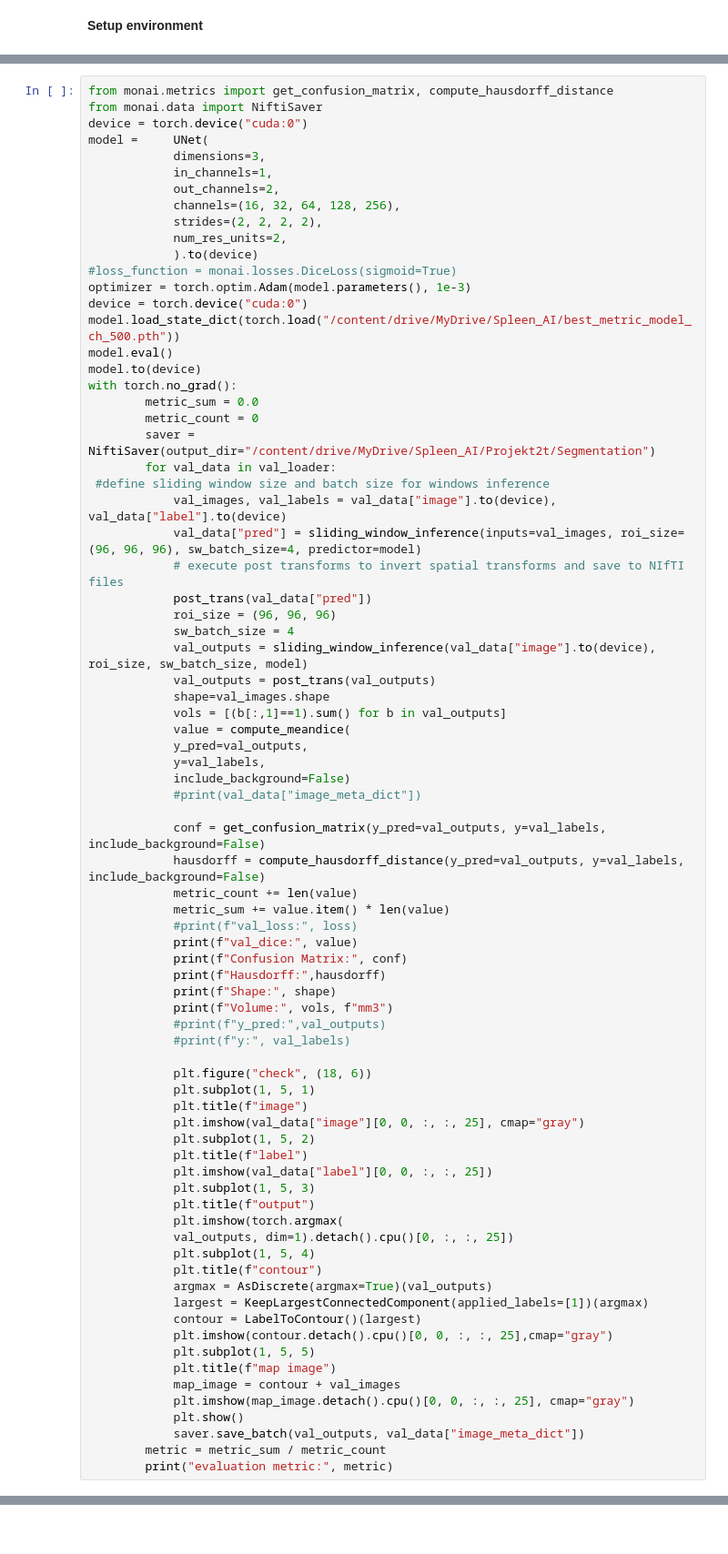
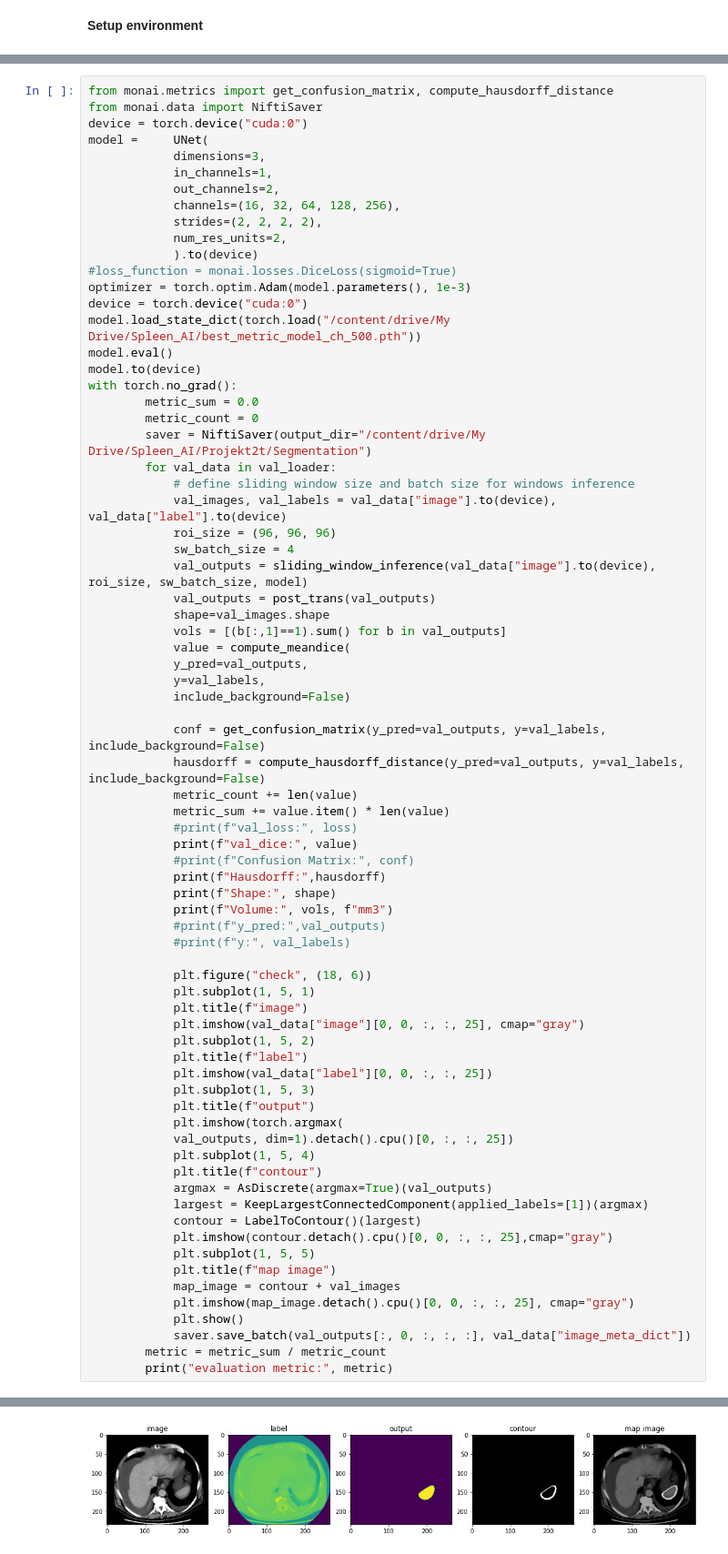
Before and after one commit to Meddebma/pyradiomics, a Jupyter notebook: 3D_Segmentation_eval.ipynb, the cells around one changed output, grey strips where cells are left out. Shown at 91% size. Cells and saved outputs as stored; diff of their text form; blank space fills up the shorter version.

```diff
--- a/3D_Segmentation_eval.ipynb
+++ b/3D_Segmentation_eval.ipynb
@@ -145,19 +117,16 @@ model =     UNet(
 #loss_function = monai.losses.DiceLoss(sigmoid=True)
 optimizer = torch.optim.Adam(model.parameters(), 1e-3)
 device = torch.device("cuda:0")
-model.load_state_dict(torch.load("/content/drive/MyDrive/Spleen_AI/best_metric_model_ch_500.pth"))
+model.load_state_dict(torch.load("/content/drive/My Drive/Spleen_AI/best_metric_model_ch_500.pth"))
 model.eval()
 model.to(device)
 with torch.no_grad():
         metric_sum = 0.0
         metric_count = 0
-        saver = NiftiSaver(output_dir="/content/drive/MyDrive/Spleen_AI/Projekt2t/Segmentation")
+        saver = NiftiSaver(output_dir="/content/drive/My Drive/Spleen_AI/Projekt2t/Segmentation")
         for val_data in val_loader:
- #define sliding window size and batch size for windows inference
+            # define sliding window size and batch size for windows inference
             val_images, val_labels = val_data["image"].to(device), val_data["label"].to(device)
-            val_data["pred"] = sliding_window_inference(inputs=val_images, roi_size=(96, 96, 96), sw_batch_size=4, predictor=model)
-            # execute post transforms to invert spatial transforms and save to NIfTI files
-            post_trans(val_data["pred"])
             roi_size = (96, 96, 96)
             sw_batch_size = 4
             val_outputs = sliding_window_inference(val_data["image"].to(device), roi_size, sw_batch_size, model)
@@ -168,7 +137,6 @@ with torch.no_grad():
             y_pred=val_outputs,
             y=val_labels,
             include_background=False)
-            #print(val_data["image_meta_dict"])
 
             conf = get_confusion_matrix(y_pred=val_outputs, y=val_labels, include_background=False)
             hausdorff = compute_hausdorff_distance(y_pred=val_outputs, y=val_labels, include_background=False)
@@ -176,7 +144,7 @@ with torch.no_grad():
             metric_sum += value.item() * len(value)
             #print(f"val_loss:", loss)
             print(f"val_dice:", value)
-            print(f"Confusion Matrix:", conf)
+            #print(f"Confusion Matrix:", conf)
             print(f"Hausdorff:",hausdorff)
             print(f"Shape:", shape)
             print(f"Volume:", vols, f"mm3")
@@ -205,6 +173,7 @@ with torch.no_grad():
             map_image = contour + val_images
             plt.imshow(map_image.detach().cpu()[0, 0, :, :, 25], cmap="gray")
             plt.show()
-            saver.save_batch(val_outputs, val_data["image_meta_dict"])
+            saver.save_batch(val_outputs[:, 0, :, :, :], val_data["image_meta_dict"])
         metric = metric_sum / metric_count
         print("evaluation metric:", metric)
+# %% [output]
@@ -210,0 +184 @@ with torch.no_grad():
+[figure, added]
```
Also changed, not shown: parts of 5 cells of this notebook.
